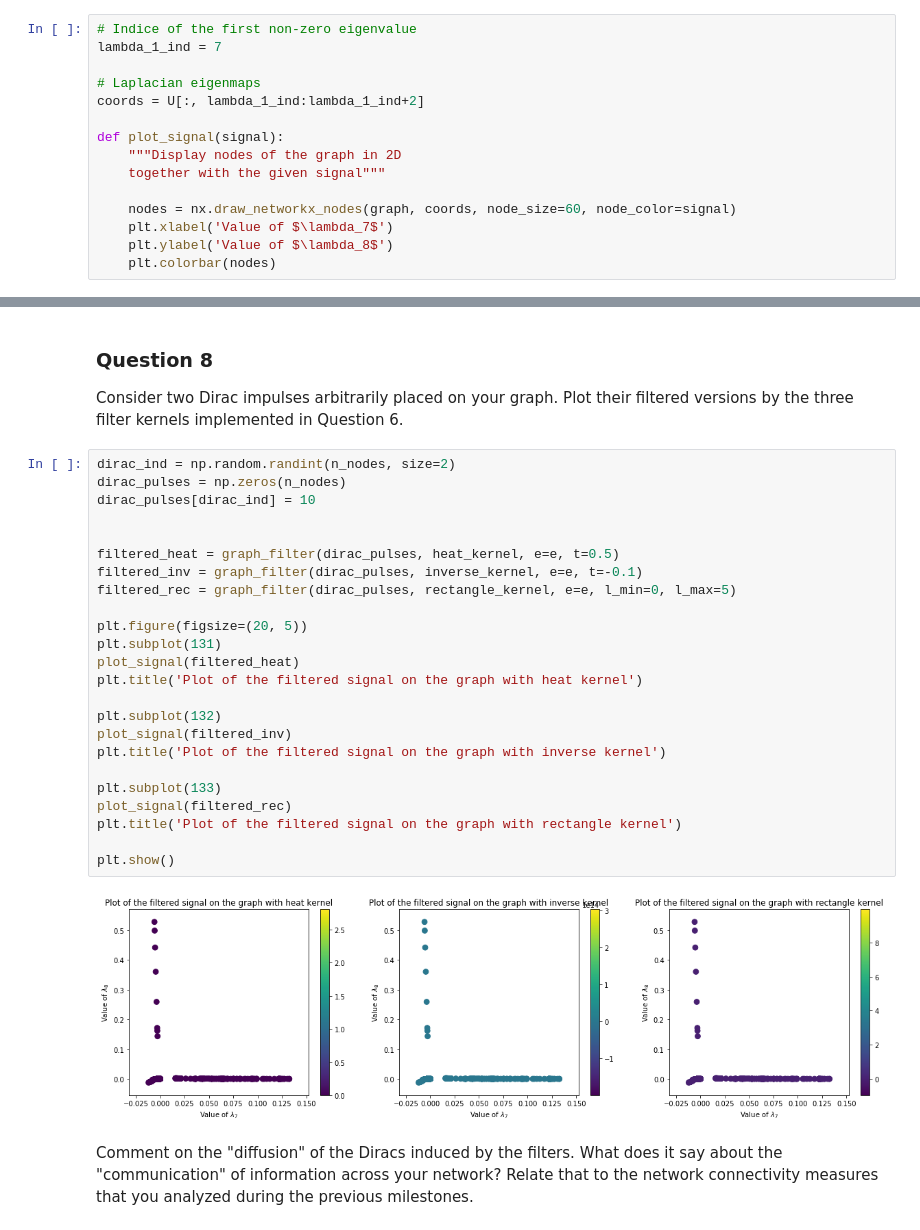
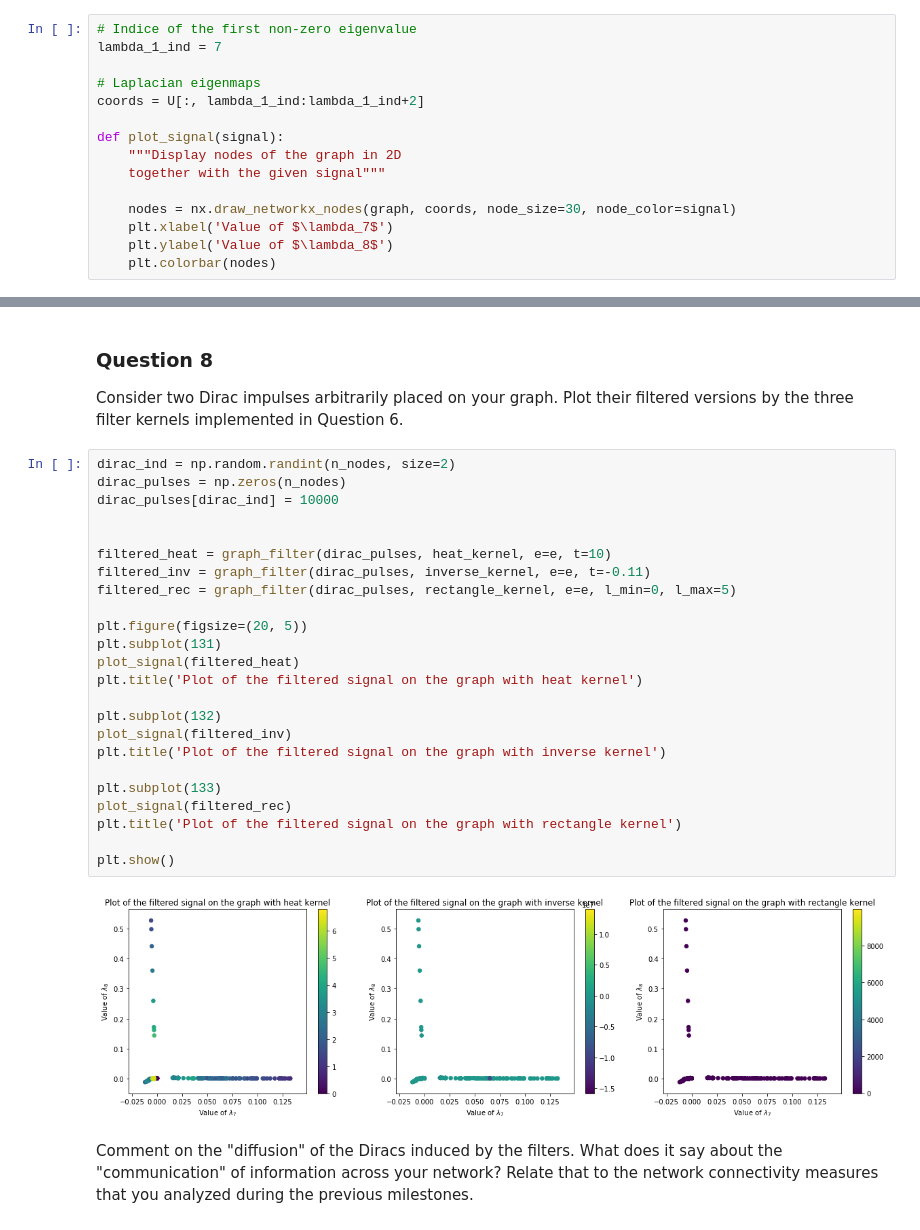
Before and after one commit to Adirlou/ntds_2018, a Jupyter notebook: 4_graph_signal_processing.ipynb, the cells around one changed output, grey strips where cells are left out. Drawn from its saved outputs; the diff is of its cells as text.

```diff
--- a/4_graph_signal_processing.ipynb
+++ b/4_graph_signal_processing.ipynb
@@ -131,7 +131,7 @@ def plot_signal(signal):
     """Display nodes of the graph in 2D
     together with the given signal"""
 
-    nodes = nx.draw_networkx_nodes(graph, coords, node_size=60, node_color=signal)
+    nodes = nx.draw_networkx_nodes(graph, coords, node_size=30, node_color=signal)
     plt.xlabel('Value of $\lambda_7$')
     plt.ylabel('Value of $\lambda_8$')
     plt.colorbar(nodes)
@@ -276,28 +276,28 @@ Consider two Dirac impulses arbitrarily placed on your graph. Plot their filtere
 # %%
 dirac_ind = np.random.randint(n_nodes, size=2)
 dirac_pulses = np.zeros(n_nodes)
-dirac_pulses[dirac_ind] = 10
+dirac_pulses[dirac_ind] = 10000
 
 
-filtered_heat = graph_filter(dirac_pulses, heat_kernel, e=e, t=0.5)
-filtered_inv = graph_filter(dirac_pulses, inverse_kernel, e=e, t=-0.1)
+filtered_heat = graph_filter(dirac_pulses, heat_kernel, e=e, t=10)
+filtered_inv = graph_filter(dirac_pulses, inverse_kernel, e=e, t=-0.11)
 filtered_rec = graph_filter(dirac_pulses, rectangle_kernel, e=e, l_min=0, l_max=5)
 
 plt.figure(figsize=(20, 5))
 plt.subplot(131)
 plot_signal(filtered_heat)
 plt.title('Plot of the filtered signal on the graph with heat kernel')
 
 plt.subplot(132)
 plot_signal(filtered_inv)
 plt.title('Plot of the filtered signal on the graph with inverse kernel')
 
 plt.subplot(133)
 plot_signal(filtered_rec)
 plt.title('Plot of the filtered signal on the graph with rectangle kernel')
 
 plt.show()
 # %% [output]
-[figure, old version]
+[figure, new version]
 # %% [markdown]
 Comment on the "diffusion" of the Diracs induced by the filters. What does it say about the "communication" of information across your network? Relate that to the network connectivity measures that you analyzed during the previous milestones.
```
Also changed, not shown: parts of 7 cells of this notebook.
